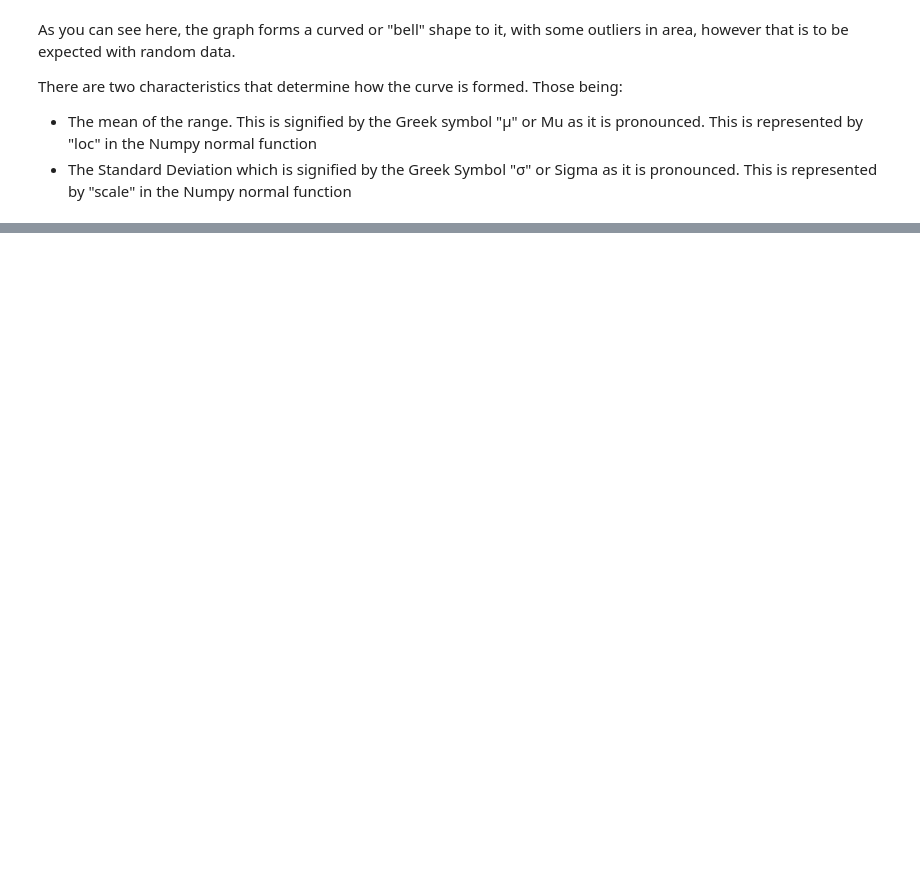
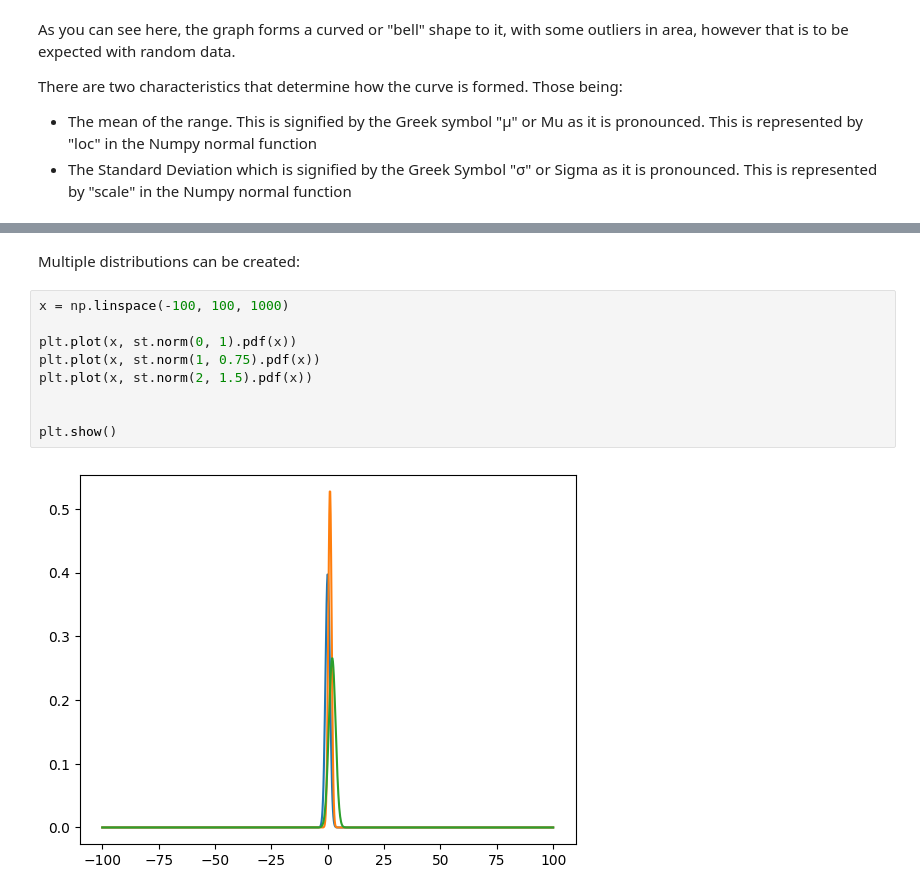
Before and after one commit to StephenCaulfield/Fundamentals-of-Data-Analysis, a Jupyter notebook: Normal Distribution.ipynb, the cells around one changed output, grey strips where cells are left out. Drawn from its saved outputs; the diff is of its cells as text; blank space fills up the shorter version.

```diff
--- a/Normal Distribution.ipynb
+++ b/Normal Distribution.ipynb
@@ -35,0 +53,13 @@ plt.show();
+# %% [markdown]
+Multiple distributions can be created:
+# %%
+x = np.linspace(-100, 100, 1000)
+
+plt.plot(x, st.norm(0, 1).pdf(x))
+plt.plot(x, st.norm(1, 0.75).pdf(x))
+plt.plot(x, st.norm(2, 1.5).pdf(x))
+
+
+plt.show()
+# %% [output]
+[figure, added]
```
Also changed, not shown: parts of 4 cells of this notebook.
